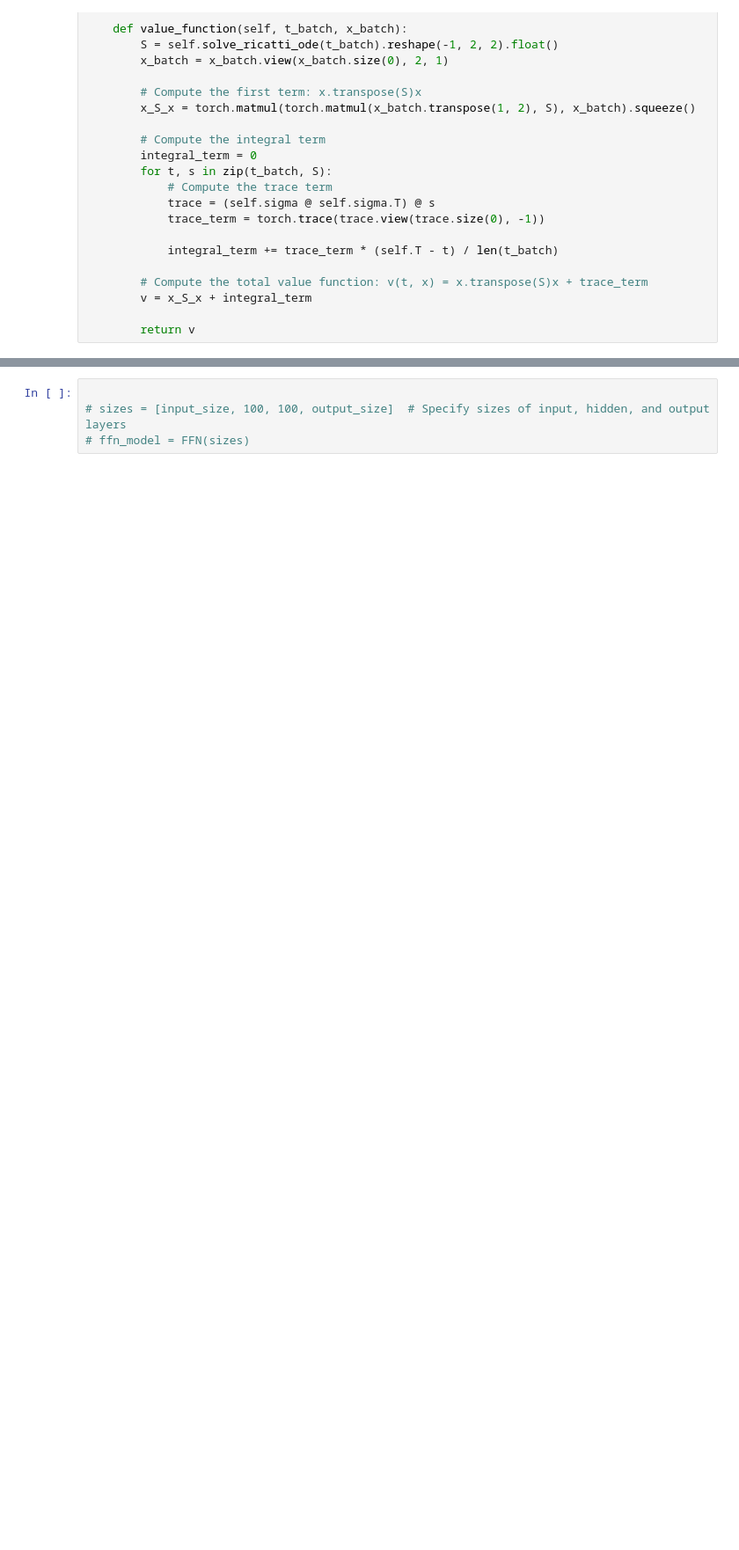
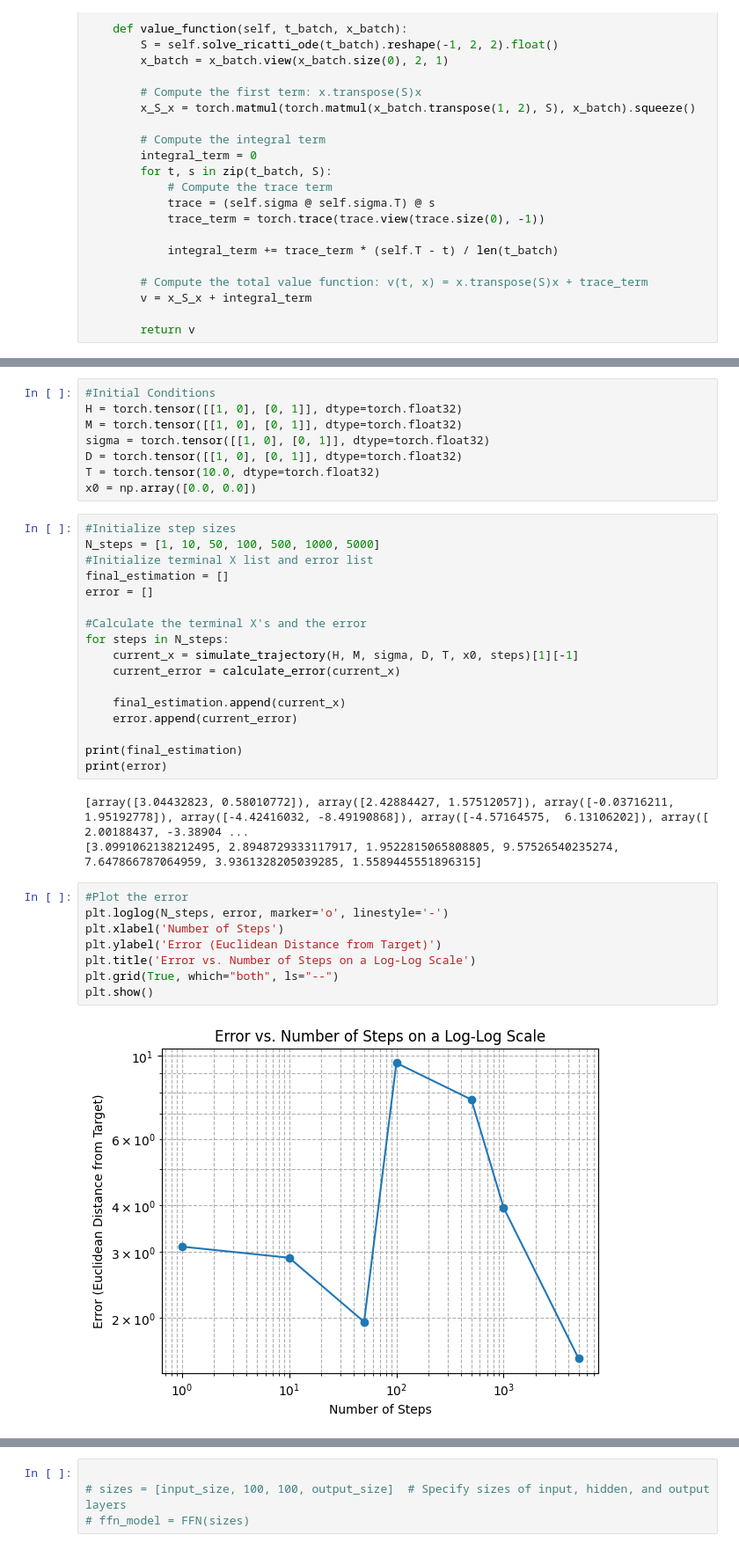
Before and after one commit to fmcknight/SCDAA, a Jupyter notebook: report.ipynb, the cells around one changed output, grey strips where cells are left out. Shown at 88% size. Cells and saved outputs as stored; diff of their text form; blank space fills up the shorter version.

```diff
--- a/report.ipynb
+++ b/report.ipynb
@@ -143,0 +178,38 @@ ValueError: Values in `t_eval` are not within `t_span`.
+# %%
+#Initial Conditions
+H = torch.tensor([[1, 0], [0, 1]], dtype=torch.float32)
+M = torch.tensor([[1, 0], [0, 1]], dtype=torch.float32)
+sigma = torch.tensor([[1, 0], [0, 1]], dtype=torch.float32)
+D = torch.tensor([[1, 0], [0, 1]], dtype=torch.float32)
+T = torch.tensor(10.0, dtype=torch.float32)
+x0 = np.array([0.0, 0.0])
+# %%
+#Initialize step sizes
+N_steps = [1, 10, 50, 100, 500, 1000, 5000]
+#Initialize terminal X list and error list
+final_estimation = []
+error = []
+
+#Calculate the terminal X's and the error
+for steps in N_steps:
+    current_x = simulate_trajectory(H, M, sigma, D, T, x0, steps)[1][-1]
+    current_error = calculate_error(current_x)
+
+    final_estimation.append(current_x)
+    error.append(current_error)
+
+print(final_estimation)
+print(error)
+# %% [output]
+[array([3.04432823, 0.58010772]), array([2.42884427, 1.57512057]), array([-0.03716211,  1.95192778]), array([-4.42416032, -8.49190868]), array([-4.57164575,  6.13106202]), array([ 2.00188437, -3.38904 ...
+[3.0991062138212495, 2.8948729333117917, 1.9522815065808805, 9.57526540235274, 7.647866787064959, 3.9361328205039285, 1.5589445551896315]
+# %%
+#Plot the error
+plt.loglog(N_steps, error, marker='o', linestyle='-')
+plt.xlabel('Number of Steps')
+plt.ylabel('Error (Euclidean Distance from Target)')
+plt.title('Error vs. Number of Steps on a Log-Log Scale')
+plt.grid(True, which="both", ls="--")
+plt.show()
+# %% [output]
+[figure, added]
```
Also changed, not shown: parts of 6 cells of this notebook.
